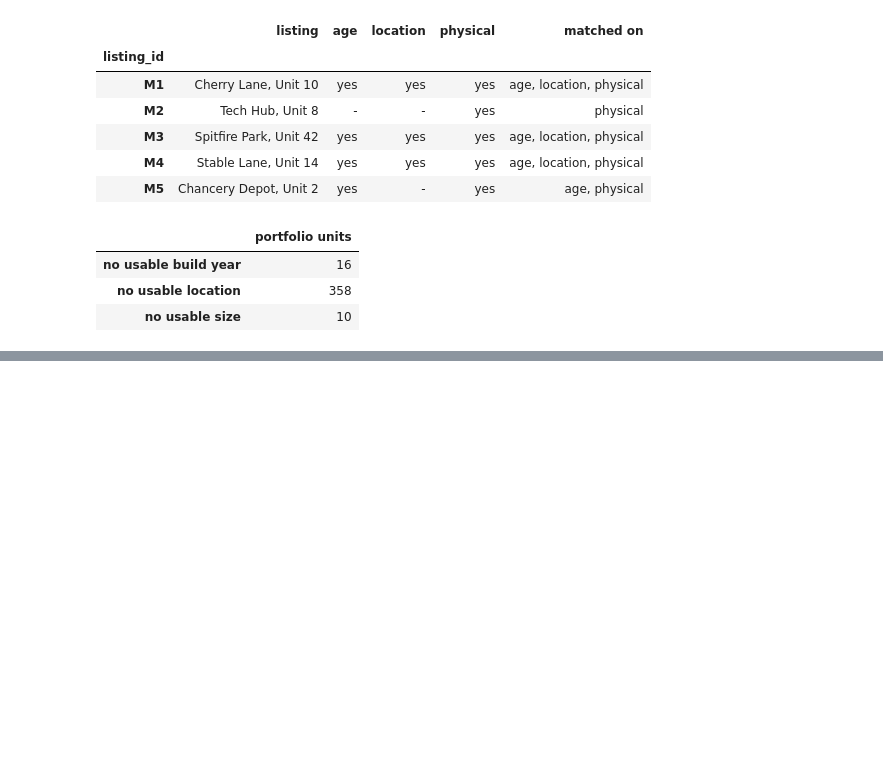
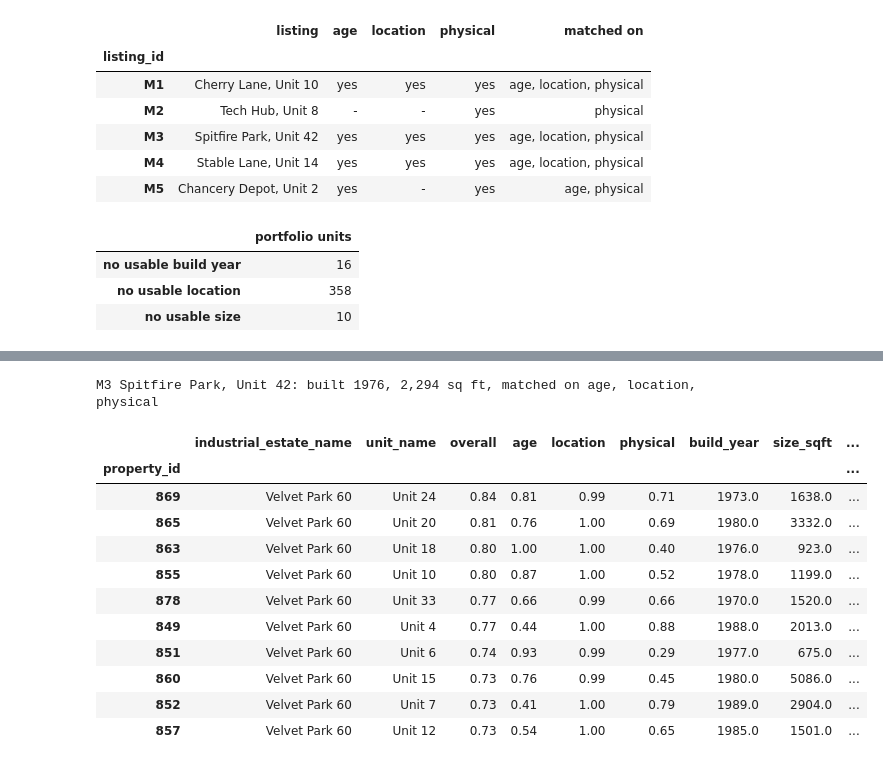
Before and after one commit to tonyjward/Indurent, a Jupyter notebook: notebooks/05_prompt_1_most_similar.ipynb, the cells around one changed output, grey strips where cells are left out. Drawn from its saved outputs; the diff is of its cells as text; code cells hidden in the pictures; blank space fills up the shorter version.

```diff
--- a/notebooks/05_prompt_1_most_similar.ipynb
+++ b/notebooks/05_prompt_1_most_similar.ipynb
@@ -115,0 +175,16 @@ combining functions are in `similarity.py`.
+# %%
+show("M3")
+# %% [output]
+M3 Spitfire Park, Unit 42: built 1976, 2,294 sq ft, matched on age, location, physical
+|  | industrial_estate_name | unit_name | overall | age | location | physical | build_year | size_sqft | ... |
+| property_id |  |  |  |  |  |  |  |  | ... |
+| 869 | Velvet Park 60 | Unit 24 | 0.84 | 0.81 | 0.99 | 0.71 | 1973.0 | 1638.0 | ... |
+| 865 | Velvet Park 60 | Unit 20 | 0.81 | 0.76 | 1.00 | 0.69 | 1980.0 | 3332.0 | ... |
+| 863 | Velvet Park 60 | Unit 18 | 0.80 | 1.00 | 1.00 | 0.40 | 1976.0 | 923.0 | ... |
+| 855 | Velvet Park 60 | Unit 10 | 0.80 | 0.87 | 1.00 | 0.52 | 1978.0 | 1199.0 | ... |
+| 878 | Velvet Park 60 | Unit 33 | 0.77 | 0.66 | 0.99 | 0.66 | 1970.0 | 1520.0 | ... |
+| 849 | Velvet Park 60 | Unit 4 | 0.77 | 0.44 | 1.00 | 0.88 | 1988.0 | 2013.0 | ... |
+| 851 | Velvet Park 60 | Unit 6 | 0.74 | 0.93 | 0.99 | 0.29 | 1977.0 | 675.0 | ... |
+| 860 | Velvet Park 60 | Unit 15 | 0.73 | 0.76 | 0.99 | 0.45 | 1980.0 | 5086.0 | ... |
+| 852 | Velvet Park 60 | Unit 7 | 0.73 | 0.41 | 1.00 | 0.79 | 1989.0 | 2904.0 | ... |
+| 857 | Velvet Park 60 | Unit 12 | 0.73 | 0.54 | 1.00 | 0.65 | 1985.0 | 1501.0 | ... |
```
Also changed, not shown: parts of 19 cells of this notebook.
